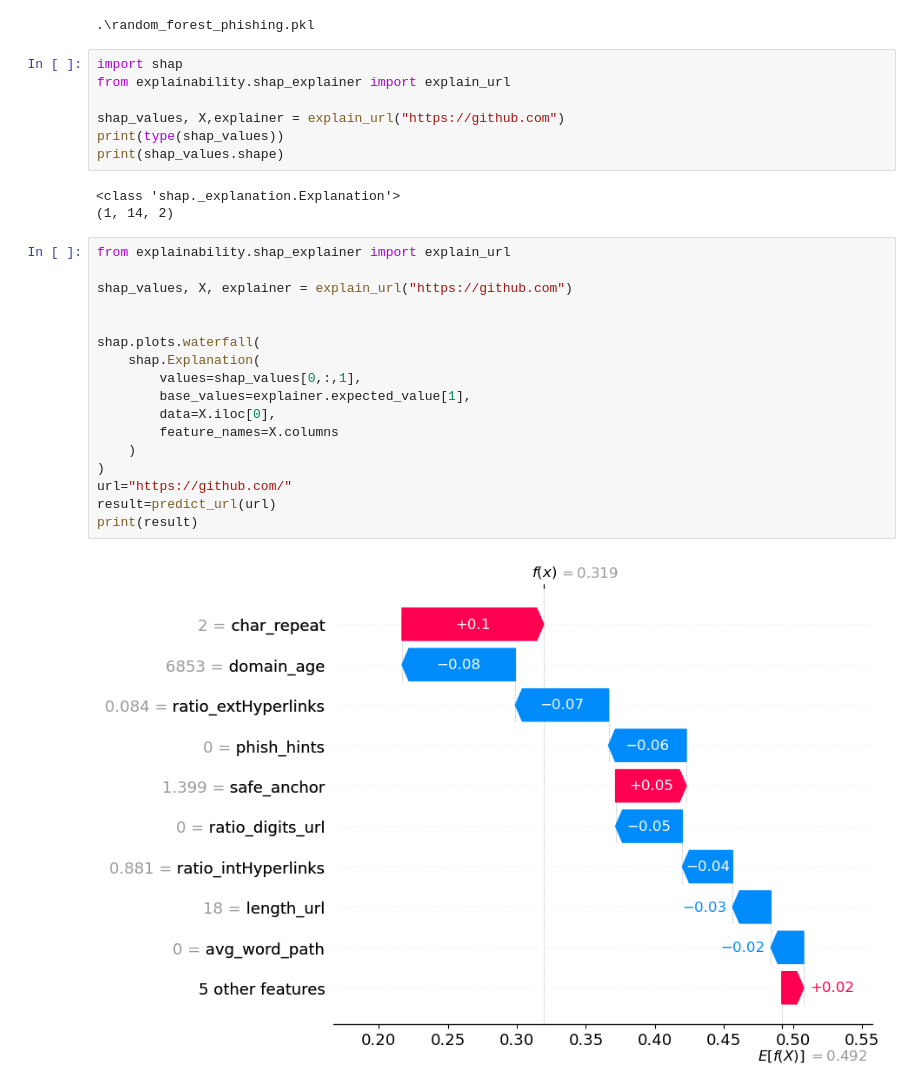
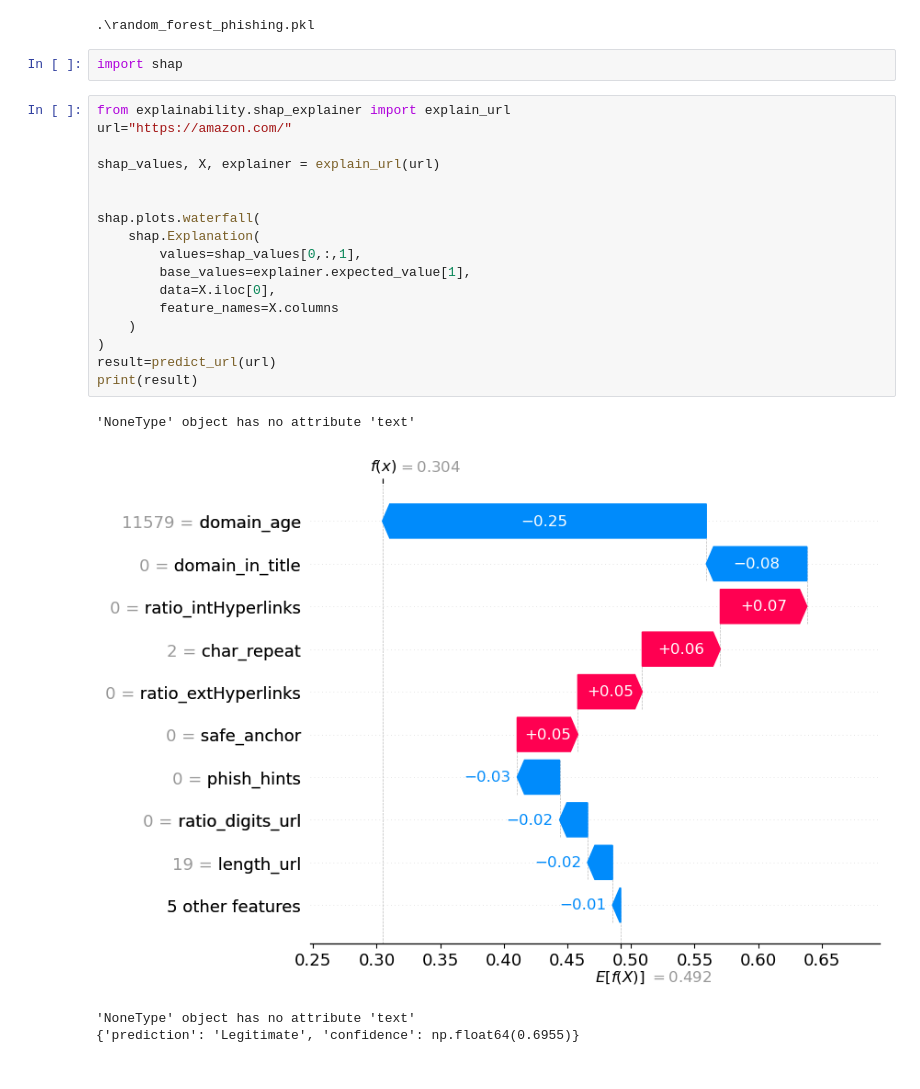
Before and after one commit to nwangchhetenlama/Phishing_url_Detector, a Jupyter notebook: notebooks/03_feature_extraction_testing.ipynb, the cells around one changed output. Cells and saved outputs as stored; diff of their text form.

Commit message:
testing the urls to check phishing and legitimate

```diff
--- a/notebooks/03_feature_extraction_testing.ipynb
+++ b/notebooks/03_feature_extraction_testing.ipynb
@@ -116,30 +169,25 @@ for root, dirs, files in os.walk("."):
 .\random_forest_phishing.pkl
 # %%
 import shap
-from explainability.shap_explainer import explain_url
-
-shap_values, X,explainer = explain_url("https://github.com")
-print(type(shap_values))
-print(shap_values.shape)
-# %% [output]
-<class 'shap._explanation.Explanation'>
-(1, 14, 2)
 # %%
 from explainability.shap_explainer import explain_url
+url="https://amazon.com/"
 
-shap_values, X, explainer = explain_url("https://github.com")
+shap_values, X, explainer = explain_url(url)
 
 
 shap.plots.waterfall(
     shap.Explanation(
         values=shap_values[0,:,1],
         base_values=explainer.expected_value[1],
         data=X.iloc[0],
         feature_names=X.columns
     )
 )
-url="https://github.com/"
 result=predict_url(url)
 print(result)
 # %% [output]
+'NoneType' object has no attribute 'text'
-[figure, old version]
+[figure, new version]
+'NoneType' object has no attribute 'text'
+{'prediction': 'Legitimate', 'confidence': np.float64(0.6955)}
```
Also changed, not shown: parts of 1 cell of this notebook, 1 other file.
